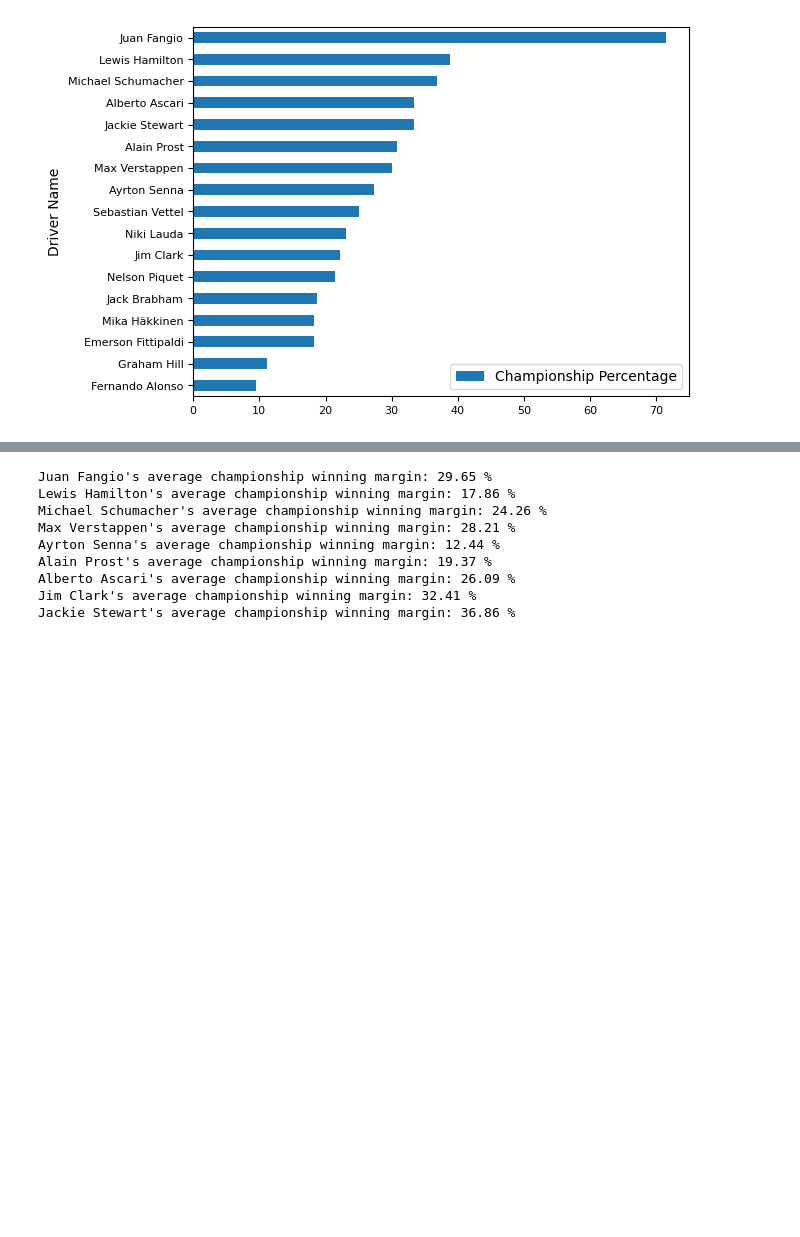
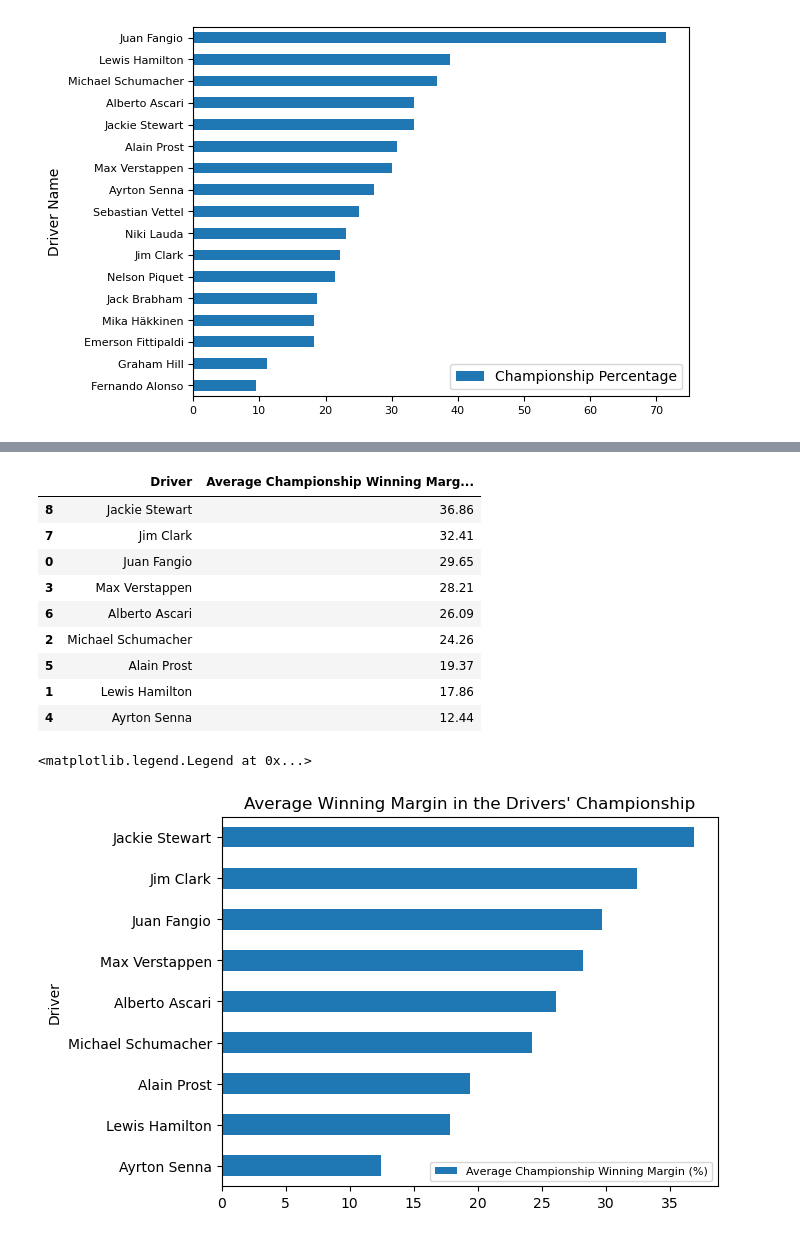
Before and after one commit to hr546/BEE2041-Empirical-Project, a Jupyter notebook: BEE2041_Empirical_Project_-_A_Data-Driven_Investigation_to_Identify_the_best_Formula_One_Driver_of_All_Time.ipynb, the cells around one changed output, grey strips where cells are left out. Cells and saved outputs as stored; diff of their text form; code cells hidden in the pictures; blank space fills up the shorter version.

```diff
--- a/BEE2041_Empirical_Project_-_A_Data-Driven_Investigation_to_Identify_the_best_Formula_One_Driver_of_All_Time.ipynb
+++ b/BEE2041_Empirical_Project_-_A_Data-Driven_Investigation_to_Identify_the_best_Formula_One_Driver_of_All_Time.ipynb
@@ -515,7 +515,6 @@ for index, row in Drivers_Champ_df.iterrows():
 
 Fangio_ave_margin = total_margin/count
 Fangio_ave_margin = round(Fangio_ave_margin, 2)
-print("Juan Fangio's average championship winning margin:", Fangio_ave_margin, "%")
 
 # Lewis Hamilton
 count = 0
@@ -527,7 +526,6 @@ for index, row in Drivers_Champ_df.iterrows():
 
 Hamilton_ave_margin = total_margin/count
 Hamilton_ave_margin = round(Hamilton_ave_margin, 2)
-print("Lewis Hamilton's average championship winning margin:", Hamilton_ave_margin, "%")
 
 # Michael Schumacher
 count = 0
@@ -539,7 +537,6 @@ for index, row in Drivers_Champ_df.iterrows():
 
 Schumacher_ave_margin = total_margin/count
 Schumacher_ave_margin = round(Schumacher_ave_margin, 2)
-print("Michael Schumacher's average championship winning margin:", Schumacher_ave_margin, "%")
 
 # Max Verstappen
 count = 0
@@ -551,7 +548,6 @@ for index, row in Drivers_Champ_df.iterrows():
 
 Verstappen_ave_margin = total_margin/count
 Verstappen_ave_margin = round(Verstappen_ave_margin, 2)
-print("Max Verstappen's average championship winning margin:", Verstappen_ave_margin, "%")
 
 # Ayrton Senna
 count = 0
@@ -563,7 +559,6 @@ for index, row in Drivers_Champ_df.iterrows():
 
 Senna_ave_margin = total_margin/count
 Senna_ave_margin = round(Senna_ave_margin, 2)
-print("Ayrton Senna's average championship winning margin:", Senna_ave_margin, "%")
 
 # Alain Prost
 count = 0
@@ -575,7 +570,6 @@ for index, row in Drivers_Champ_df.iterrows():
 
 Prost_ave_margin = total_margin/count
 Prost_ave_margin = round(Prost_ave_margin, 2)
-print("Alain Prost's average championship winning margin:", Prost_ave_margin, "%")
 
 # Alberto Ascari
 count = 0
@@ -583,42 +577,54 @@ total_margin = 0
 for index, row in Drivers_Champ_df.iterrows():
     if row['Driver'] == 'Alberto Ascari[24]':
         count = count + 1
         total_margin = total_margin + float(row['Margin (Percentage)'])
 
 Ascari_ave_margin = total_margin/count
 Ascari_ave_margin = round(Ascari_ave_margin, 2)
-print("Alberto Ascari's average championship winning margin:", Ascari_ave_margin, "%")
 
 # Jim Clark
 count = 0
 total_margin = 0
 for index, row in Drivers_Champ_df.iterrows():
     if row['Driver'] == 'Jim Clark[29]':
         count = count + 1
         total_margin = total_margin + float(row['Margin (Percentage)'])
 
 Clark_ave_margin = total_margin/count
 Clark_ave_margin = round(Clark_ave_margin, 2)
-print("Jim Clark's average championship winning margin:", Clark_ave_margin, "%")
 
 # Jackie Stewart
 count = 0
 total_margin = 0
 for index, row in Drivers_Champ_df.iterrows():
     if row['Driver'] == 'Jackie Stewart[32]':
         count = count + 1
         total_margin = total_margin + float(row['Margin (Percentage)'])
 
 Stewart_ave_margin = total_margin/count
 Stewart_ave_margin = round(Stewart_ave_margin, 2)
-print("Jackie Stewart's average championship winning margin:", Stewart_ave_margin, "%")
+
+# Putting the percentages into a dataframe
+data = [['Juan Fangio', Fangio_ave_margin], ['Lewis Hamilton', Hamilton_ave_margin], ['Michael Schumacher', Schumacher_ave_margin], ['Max Verstappen', Verstappen_ave_margin], ['Ayrton Senna', Senna_ave_margin], ['Alain Prost', Prost_ave_margin], ['Alberto Ascari', Ascari_ave_margin], ['Jim Clark', Clark_ave_margin], ['Jackie Stewart', Stewart_ave_margin]]
+Drivers_Championship_Margin_df  = pd.DataFrame(data, columns = ['Driver', 'Average Championship Winning Margin (%)'])
+Drivers_Championship_Margin_df = Drivers_Championship_Margin_df.sort_values(by=["Average Championship Winning Margin (%)"], ascending=False)
+display(Drivers_Championship_Margin_df)
+
+# Creating a bar chart
+Drivers_Championship_Margin_df.plot.barh(x = 'Driver', y = 'Average Championship Winning Margin (%)')
+plt.gca().invert_yaxis()
+plt.title("Average Winning Margin in the Drivers' Championship")
+plt.legend(loc = 'lower right', fontsize=8)
 # %% [output]
+|  | Driver | Average Championship Winning Marg... |
+| 8 | Jackie Stewart | 36.86 |
+| 7 | Jim Clark | 32.41 |
+| 0 | Juan Fangio | 29.65 |
+| 3 | Max Verstappen | 28.21 |
+| 6 | Alberto Ascari | 26.09 |
+| 2 | Michael Schumacher | 24.26 |
+| 5 | Alain Prost | 19.37 |
+| 1 | Lewis Hamilton | 17.86 |
+| 4 | Ayrton Senna | 12.44 |
-Juan Fangio's average championship winning margin: 29.65 %
-Lewis Hamilton's average championship winning margin: 17.86 %
-Michael Schumacher's average championship winning margin: 24.26 %
-Max Verstappen's average championship winning margin: 28.21 %
-Ayrton Senna's average championship winning margin: 12.44 %
-Alain Prost's average championship winning margin: 19.37 %
-Alberto Ascari's average championship winning margin: 26.09 %
-Jim Clark's average championship winning margin: 32.41 %
-Jackie Stewart's average championship winning margin: 36.86 %
+<matplotlib.legend.Legend at 0x...>
+[figure, added]
```
Also changed, not shown: parts of 13 cells of this notebook.
